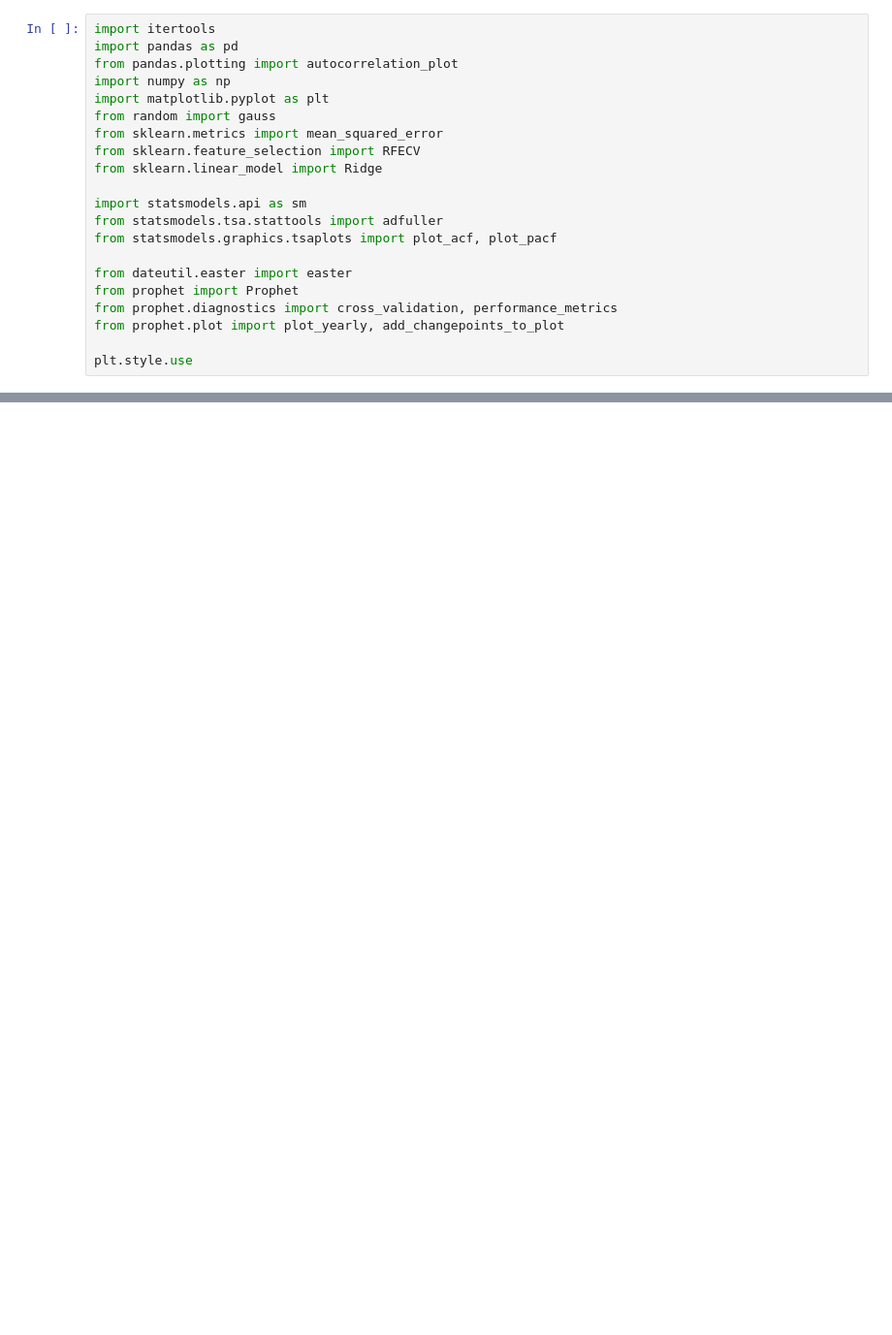
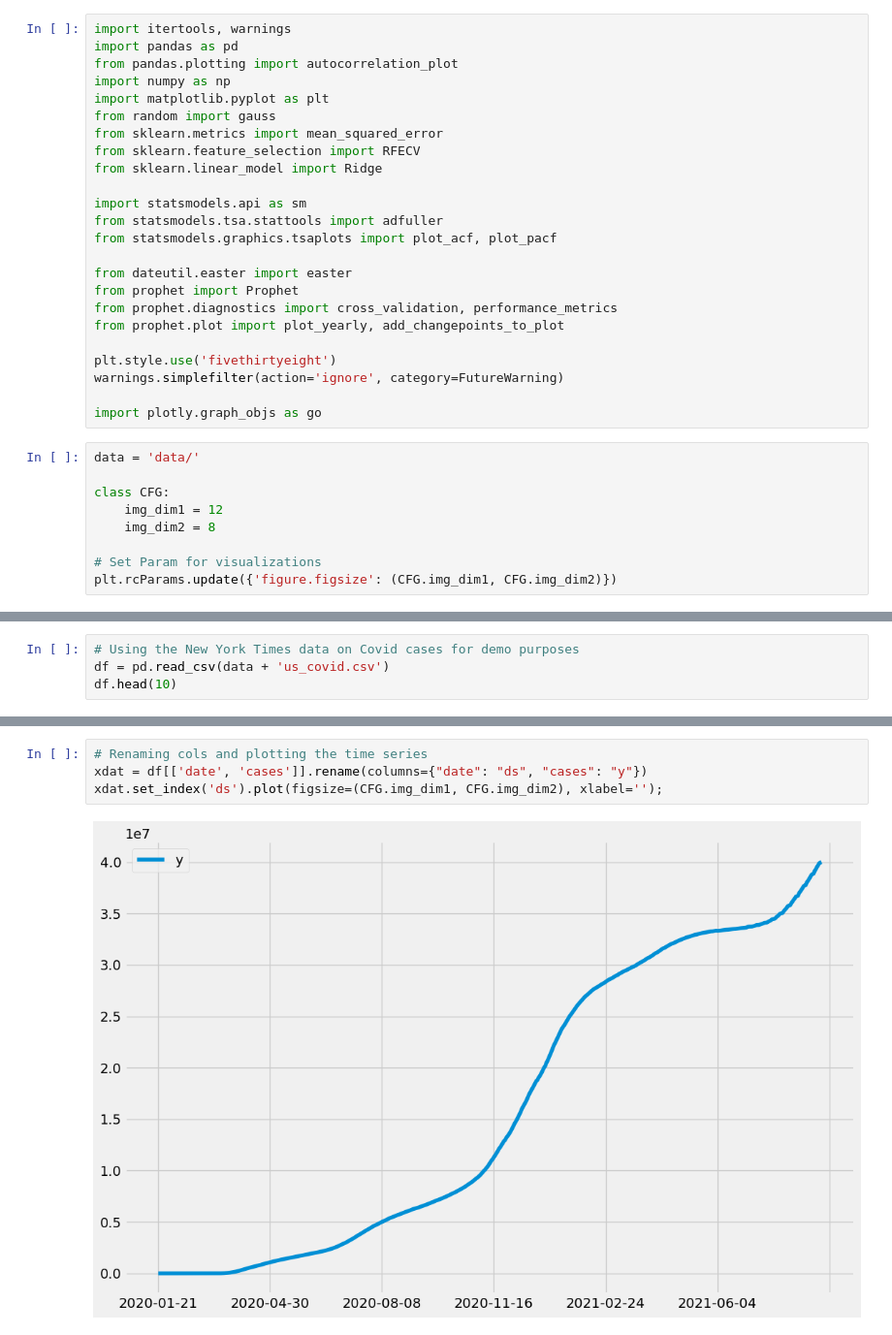
Before and after one commit to bachaudhry/time_series, a Jupyter notebook: ts_with_k/03_Prophet.ipynb, the cells around one changed output, grey strips where cells are left out. Shown: that part at 97% size. Saved outputs shown, nothing was run; the diff lists cells and outputs as text; blank space fills up the shorter version.

```diff
--- a/ts_with_k/03_Prophet.ipynb
+++ b/ts_with_k/03_Prophet.ipynb
@@ -3,5 +3,5 @@
 # %%
-import itertools
+import itertools, warnings
 import pandas as pd
 from pandas.plotting import autocorrelation_plot
 import numpy as np
@@ -20,4 +20,16 @@ from prophet import Prophet
 from prophet.diagnostics import cross_validation, performance_metrics
 from prophet.plot import plot_yearly, add_changepoints_to_plot
 
-plt.style.use
+plt.style.use('fivethirtyeight')
+warnings.simplefilter(action='ignore', category=FutureWarning)
+
+import plotly.graph_objs as go
+# %%
+data = 'data/'
+
+class CFG:
+    img_dim1 = 12
+    img_dim2 = 8
+
+# Set Param for visualizations
+plt.rcParams.update({'figure.figsize': (CFG.img_dim1, CFG.img_dim2)})
@@ -23,0 +66,4 @@ plt.style.use
+# %%
+# Using the New York Times data on Covid cases for demo purposes
+df = pd.read_csv(data + 'us_covid.csv')
+df.head(10)
@@ -23,0 +96,6 @@ plt.style.use
+# %%
+# Renaming cols and plotting the time series
+xdat = df[['date', 'cases']].rename(columns={"date": "ds", "cases": "y"})
+xdat.set_index('ds').plot(figsize=(CFG.img_dim1, CFG.img_dim2), xlabel='');
+# %% [output]
+[figure, added]
```
Also changed, not shown: parts of 13 cells of this notebook.
